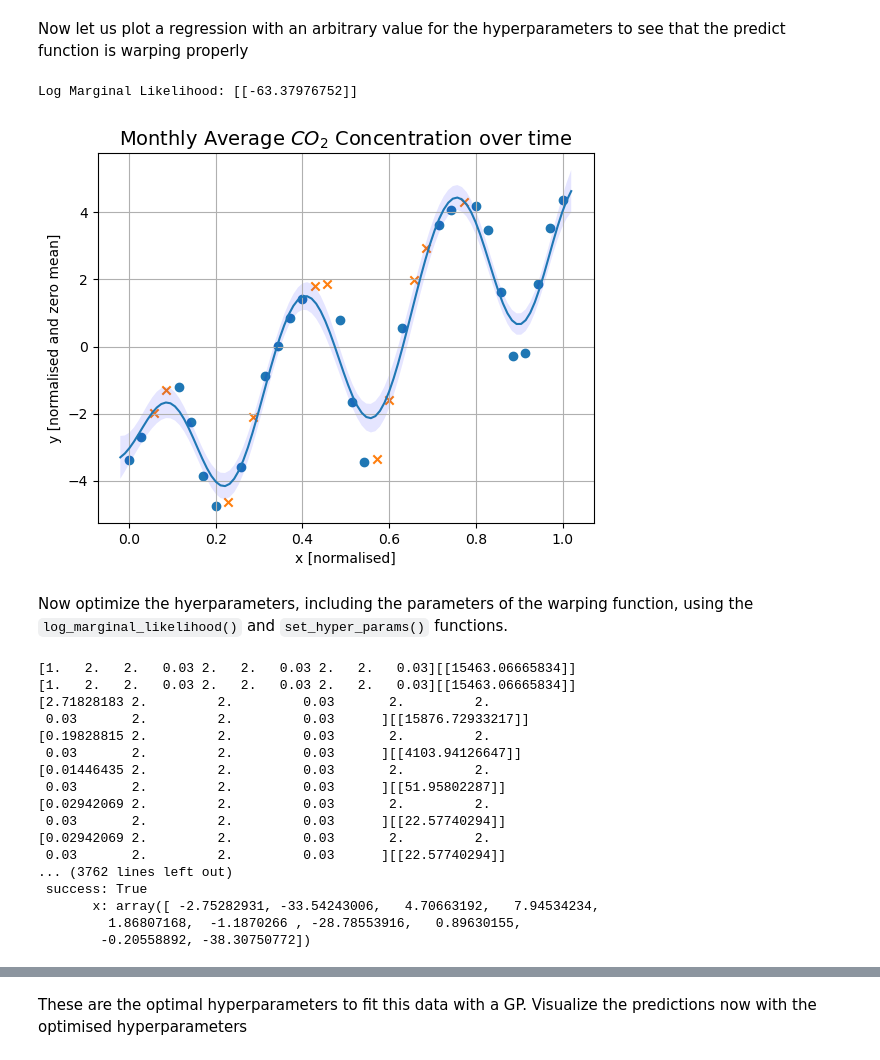
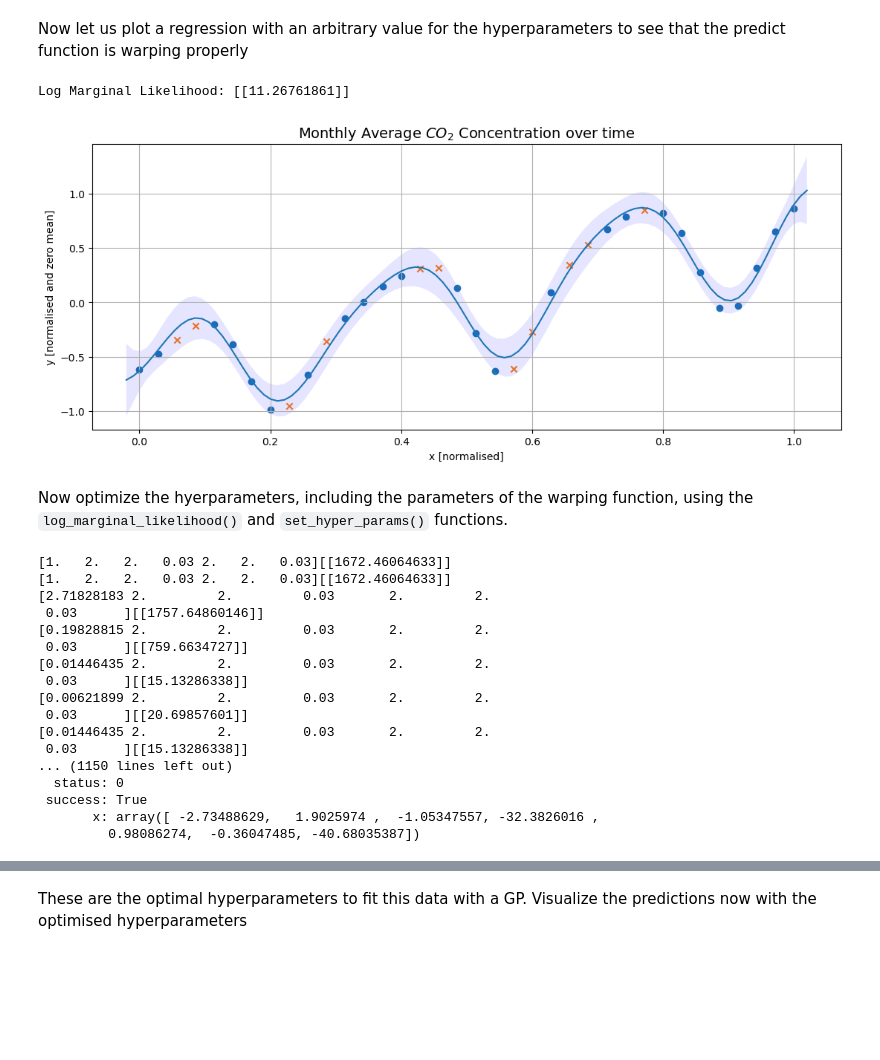
Before and after one commit to Fabian-Leal/Warped-GPs-, a Jupyter notebook: Warping toy data.ipynb, the cells around one changed output, grey strips where cells are left out. Drawn from its saved outputs; the diff is of its cells as text; code cells hidden in the pictures; blank space fills up the shorter version.

```diff
--- a/Warping toy data.ipynb
+++ b/Warping toy data.ipynb
@@ -291,44 +293,42 @@ In order to implement these two changes however, an extensive number of changes
 # %% [markdown]
 Now let us plot a regression with an arbitrary value for the hyperparameters to see that the predict function is warping properly
 # %%
-I = 3
-val_a = 2
-val_b = 2
+I = 2
+val_a = 1
+val_b = 1
 val_c = 0
 a = np.full(I, val_a)
 b = np.full(I, val_b)
 c = np.full(I, val_c)
 
 nuv = 1/2
 signal_variance = 1
 lengthscale = 0.1
-sigma_n = 0.3
-
+sigma_n = 0.1
 
 gpw = GPR("Squared Exponential", x_norm_train, y_norm_train, [signal_variance,lengthscale], sigma_n,[a,b,c], nuv)
 [fw_mean_2,fw_std_2] = gpw.predict(x_star)
 lml = gpw.log_marginal_likelihood()
 print("Log Marginal Likelihood: "+str(lml))
 fw_norm_train = 0
 fw_norm_test = 0
 for i in range(I):
     fw_norm_train += a[i]* np.tanh(b[i] * (y_norm_train + c[i]))
     fw_norm_test += a[i] * np.tanh(b[i] * (y_norm_test + c[i]))
 
-
+pl.figure(figsize=(13, 5))
 pl.scatter(x_norm_train, fw_norm_train)
 pl.scatter(x_norm_test, fw_norm_test,marker="x")
-
 pl.fill_between(x_star.ravel(), (fw_mean_2-2*fw_std_2).ravel(), (fw_mean_2+2*fw_std_2).ravel(), \
                 facecolor='blue', interpolate=True, alpha=0.1, label='±2*sigma of prediction')
 pl.plot(x_star, fw_mean_2)
 pl.title('Monthly Average $CO_2$ Concentration over time', fontsize=14)
 pl.xlabel('x [normalised]')
 pl.ylabel('y [normalised and zero mean]')
 pl.grid()
 # %% [output]
-Log Marginal Likelihood: [[-63.37976752]]
+Log Marginal Likelihood: [[11.26761861]]
-[figure, old version]
+[figure, new version]
 # %% [markdown]
 Now optimize the hyerparameters, including the parameters of the warping function, using the `log_marginal_likelihood()` and `set_hyper_params()` functions.
 # %%
@@ -339,7 +339,7 @@ def eval_params(params, gp):
     a = [params[1+3*i] for i in range(I)]
     b = [params[2+3*i] for i in range(I)]
     c = [params[3+3*i] for i in range(I)]
-    gpw.set_hyper_params([1,params[0]], 0.05, [a,b,c])
+    gpw.set_hyper_params([1,params[0]], sigma_n, [a,b,c])
     nlml = -gpw.log_marginal_likelihood()
     print(str(params)+str(nlml))
     return nlml
@@ -349,23 +349,23 @@ res = minimize(eval_params, x0, method='powell', args=(gpw),
                options={'xatol': 1e-10, 'disp': True})
 print(res)
 # %% [output]
-[1.   2.   2.   0.03 2.   2.   0.03 2.   2.   0.03][[15463.06665834]]
-[1.   2.   2.   0.03 2.   2.   0.03 2.   2.   0.03][[15463.06665834]]
+[1.   2.   2.   0.03 2.   2.   0.03][[1672.46064633]]
+[1.   2.   2.   0.03 2.   2.   0.03][[1672.46064633]]
 [2.71828183 2.         2.         0.03       2.         2.
- 0.03       2.         2.         0.03      ][[15876.72933217]]
+ 0.03      ][[1757.64860146]]
 [0.19828815 2.         2.         0.03       2.         2.
- 0.03       2.         2.         0.03      ][[4103.94126647]]
+ 0.03      ][[759.6634727]]
 [0.01446435 2.         2.         0.03       2.         2.
- 0.03       2.         2.         0.03      ][[51.95802287]]
-[0.02942069 2.         2.         0.03       2.         2.
- 0.03       2.         2.         0.03      ][[22.57740294]]
-[0.02942069 2.         2.         0.03       2.         2.
- 0.03       2.         2.         0.03      ][[22.57740294]]
-... (3762 lines left out)
+ 0.03      ][[15.13286338]]
+[0.00621899 2.         2.         0.03       2.         2.
+ 0.03      ][[20.69857601]]
+[0.01446435 2.         2.         0.03       2.         2.
+ 0.03      ][[15.13286338]]
+... (1150 lines left out)
+  status: 0
  success: True
-       x: array([ -2.75282931, -33.54243006,   4.70663192,   7.94534234,
-         1.86807168,  -1.1870266 , -28.78553916,   0.89630155,
-        -0.20558892, -38.30750772])
+       x: array([ -2.73488629,   1.9025974 ,  -1.05347557, -32.3826016 ,
+         0.98086274,  -0.36047485, -40.68035387])
 # %%
 optimal_params = np.exp(res.x)
 
```
Also changed, not shown: parts of 6 cells of this notebook.
